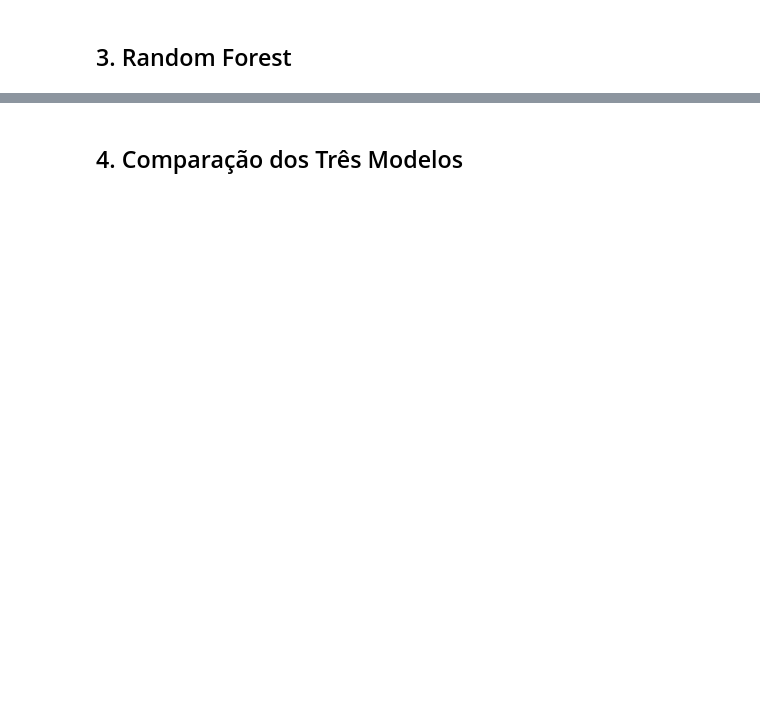
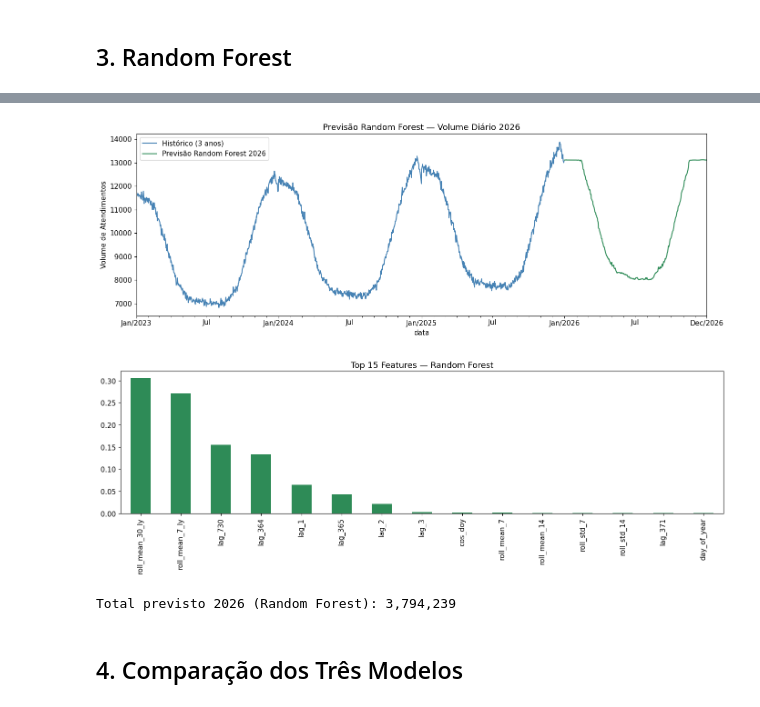
Before and after one commit to Leonardsantos10/tcc-uvv-2026, a Jupyter notebook: Notebooks/Previsão_Volume_Atendimentos.ipynb, the cells around one changed output, grey strips where cells are left out. Cells and saved outputs as stored; diff of their text form; code cells hidden in the pictures; blank space fills up the shorter version.

```diff
--- a/Notebooks/Previsão_Volume_Atendimentos.ipynb
+++ b/Notebooks/Previsão_Volume_Atendimentos.ipynb
@@ -211,16 +301,22 @@ print(f"Validação 2025 → MAE: {mae:,.1f} | RMSE: {rmse:,.1f}")
 # %%
-# Previsão iterativa para 2026 (usa previsões anteriores como lags)
+# Previsão iterativa para 2026
+# Lags curtos (1–30 dias) podem referenciar previsões anteriores;
+# lags anuais (364, 365, 371, 730) sempre referenciam o histórico real de 2024/2025.
 future_index_rf = pd.date_range('2026-01-01', '2026-12-31', freq='D')
 
-# Histórico completo para usar como base dos lags
 historico = serie.copy()
 
 preds_rf = []
 for data in future_index_rf:
     feat_row = build_features(pd.DatetimeIndex([data]))
 
-    # Lags calculados a partir do histórico acumulado
+    # Lags de curto prazo
     for lag in [1, 2, 3, 7, 14, 21, 28, 30]:
+        ref_date = data - pd.Timedelta(days=lag)
+        feat_row[f'lag_{lag}'] = historico.get(ref_date, np.nan)
+
+    # Lags anuais — sempre dados históricos reais para 2026
+    for lag in [364, 365, 371, 730]:
         ref_date = data - pd.Timedelta(days=lag)
         feat_row[f'lag_{lag}'] = historico.get(ref_date, np.nan)
 
@@ -229,9 +325,19 @@ for data in future_index_rf:
         feat_row[f'roll_mean_{window}'] = past_vals.mean() if len(past_vals) == window else np.nan
         feat_row[f'roll_std_{window}']  = past_vals.std()  if len(past_vals) == window else np.nan
 
+    # Médias móveis do mesmo período do ano anterior
+    for window in [7, 30]:
+        ref_center = data - pd.Timedelta(days=365)
+        half = window // 2
+        past_ly = historico[
+            (historico.index >= ref_center - pd.Timedelta(days=half)) &
+            (historico.index <= ref_center + pd.Timedelta(days=half))
+        ]
+        feat_row[f'roll_mean_{window}_ly'] = past_ly.mean() if len(past_ly) > 0 else np.nan
+
     pred = rf_model.predict(feat_row[X_train.columns])[0]
     preds_rf.append(pred)
-    historico[data] = pred  # alimenta os próximos lags com a previsão
+    historico[data] = pred  # alimenta os próximos lags curtos com a previsão
 
 df_rf_2026 = pd.DataFrame({'previsao_rf': preds_rf}, index=future_index_rf)
 df_rf_2026.index.name = 'data'
@@ -239,21 +358,25 @@ df_rf_2026.head(10)
 # %%
 fig, ax = plt.subplots(figsize=(14, 5))
-serie.iloc[-180:].plot(ax=ax, label='Histórico (6m)', color='steelblue')
+serie.iloc[-1095:].plot(ax=ax, label='Histórico (3 anos)', color='steelblue')
 df_rf_2026['previsao_rf'].plot(ax=ax, label='Previsão Random Forest 2026', color='seagreen')
 ax.set_title('Previsão Random Forest — Volume Diário 2026')
 ax.set_ylabel('Volume de Atendimentos')
 ax.legend()
 ax.xaxis.set_major_formatter(mdates.DateFormatter('%b/%Y'))
 plt.tight_layout()
 plt.show()
 
 # Importância das features
 feat_imp = pd.Series(rf_model.feature_importances_, index=X_train.columns).sort_values(ascending=False)
 feat_imp.head(15).plot(kind='bar', title='Top 15 Features — Random Forest', color='seagreen')
 plt.tight_layout()
 plt.show()
 
 print(f"\nTotal previsto 2026 (Random Forest): {df_rf_2026['previsao_rf'].sum():,.0f}")
+# %% [output]
+[figure, added]
+[figure, added]
+Total previsto 2026 (Random Forest): 3,794,239
 # %% [markdown]
 ## 4. Comparação dos Três Modelos
 # %%
```
Also changed, not shown: parts of 22 cells of this notebook, 8 other files.
